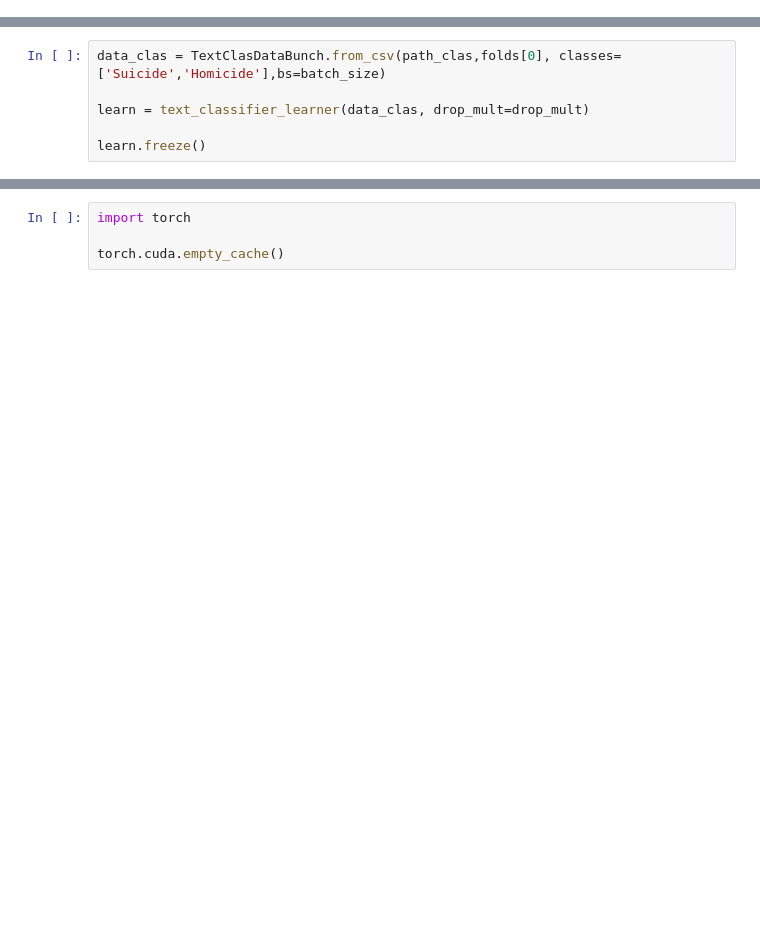
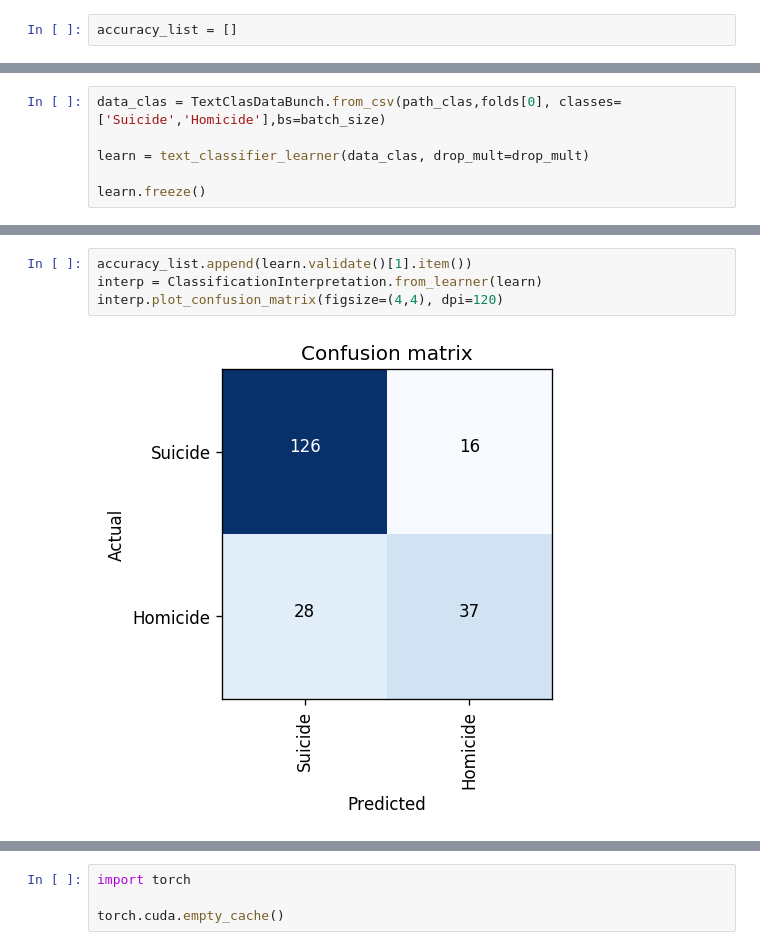
Before and after one commit to EstebanGuillen/ResearchMilestone, a Jupyter notebook: AWD.ipynb, the cells around one changed output, grey strips where cells are left out. Drawn from its saved outputs; the diff is of its cells as text; blank space fills up the shorter version.

```diff
--- a/AWD.ipynb
+++ b/AWD.ipynb
@@ -5,5 +6,7 @@ from pathlib import Path
 
 epochs = 20
+# %%
+accuracy_list = []
 # %%
 path_clas = Path('/home/ubuntu/data/autopsy')
 
@@ -55,0 +60,6 @@ learn.validate()
+# %%
+accuracy_list.append(learn.validate()[1].item())
+interp = ClassificationInterpretation.from_learner(learn)
+interp.plot_confusion_matrix(figsize=(4,4), dpi=120)
+# %% [output]
+[figure, added]
```
Also changed, not shown: parts of 48 cells of this notebook, 8 other files.
